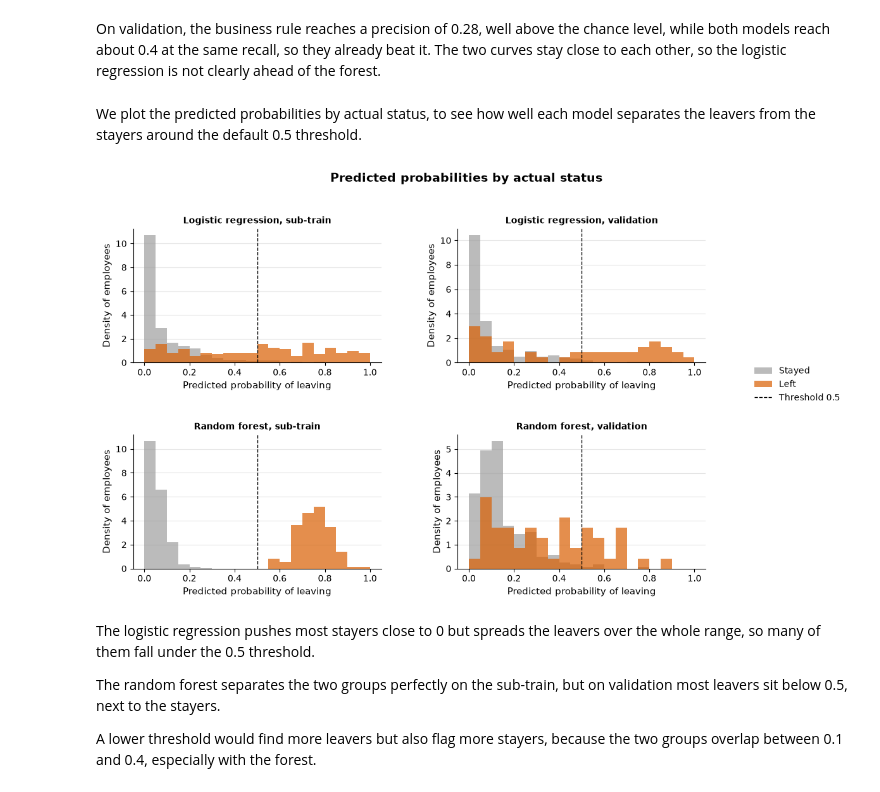
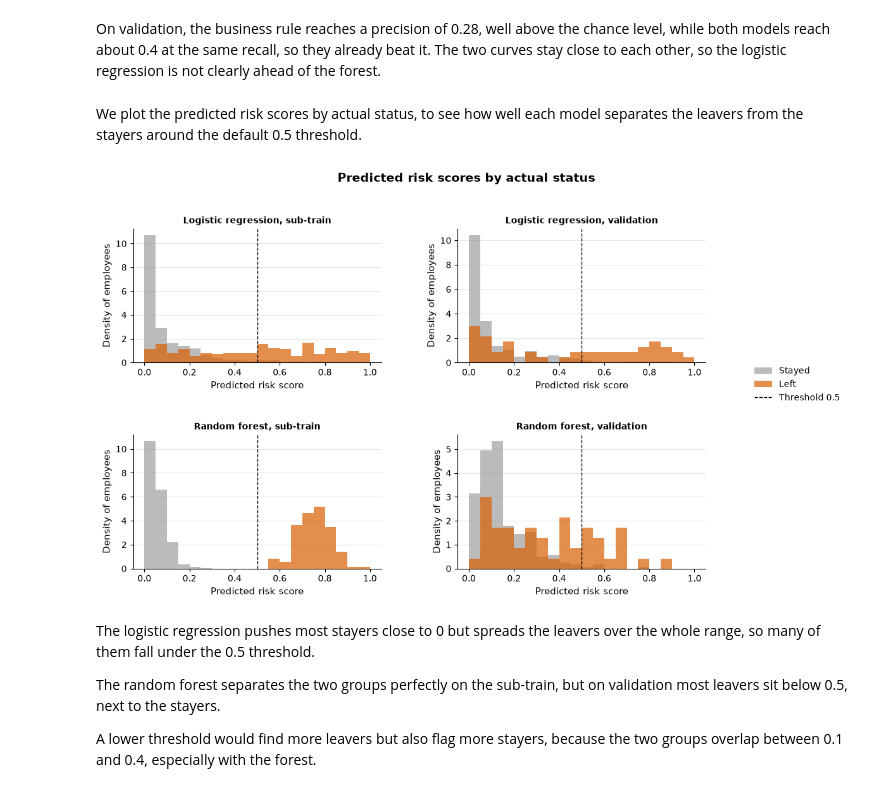
Before and after one commit to dapitch666/oc-p04-hr-attrition-classification, a Jupyter notebook: notebooks/02_modeling.ipynb, the cells around one changed output. Cells and saved outputs as stored; diff of their text form; code cells hidden in the pictures.

```diff
--- a/notebooks/02_modeling.ipynb
+++ b/notebooks/02_modeling.ipynb
@@ -511,7 +511,7 @@ The hierarchical level reaches 0.95 with the monthly income, while income and to
 
 We remove the hierarchical level, since income is finer and a lever HR can act on, and keep the income and the experience.
 # %%
-DROPS["niveau_hierarchique_poste"] = "Same seniority as income (0.95)"
+DROPS["niveau_hierarchique_poste"] = "Highly correlated with monthly income (0.95)"
 # %% [markdown]
 ### Time in the company
 
@@ -578,5 +578,5 @@ We remove the department, since it follows from the job title.
 # %%
-DROPS["departement"] = "Follows from the job title"
+DROPS["departement"] = "Largely redundant with the job title"
 # %% [markdown]
 ## 4. Inputs X and y
 
@@ -880,38 +880,38 @@ plt.show()
 # %% [markdown]
 On validation, the business rule reaches a precision of 0.28, well above the chance level, while both models reach about 0.4 at the same recall, so they already beat it. The two curves stay close to each other, so the logistic regression is not clearly ahead of the forest.
 # %% [markdown]
-We plot the predicted probabilities by actual status, to see how well each model separates the leavers from the stayers around the default 0.5 threshold.
+We plot the predicted risk scores by actual status, to see how well each model separates the leavers from the stayers around the default 0.5 threshold.
 # %%
 SCORED_MODELS = ["Logistic regression", "Random forest"]
 
 fig, axes = make_grid(4, panel_height=3.6, n_cols=2, width=12)
 panels = [(name, set_name) for name in SCORED_MODELS for set_name in EVALUATION_SETS]
 bins = np.linspace(0, 1, 21)
 for ax, (name, set_name) in zip(axes, panels):
     y_part = EVALUATION_SETS[set_name][1]
     scores = probabilities[name, set_name]
     for label, value in (("Stayed", 0), ("Left", 1)):
         ax.hist(
             scores[y_part.to_numpy() == value],
             bins=bins,
             density=True,
             alpha=0.7,
             color=TARGET_COLORS[label],
             label=label,
         )
     ax.axvline(0.5, color="black", linestyle="--", linewidth=1, label="Threshold 0.5")
     ax.set_title(f"{name}, {set_name.lower()}", fontsize=10)
-    ax.set_xlabel("Predicted probability of leaving")
+    ax.set_xlabel("Predicted risk score")
     ax.set_ylabel("Density of employees")
 fig.legend(*axes[0].get_legend_handles_labels(), loc="outside right center")
 fig.suptitle(
-    "Predicted probabilities by actual status",
+    "Predicted risk scores by actual status",
     fontsize=14,
     fontweight="bold",
 )
 plt.show()
 # %% [output]
-[figure, old version]
+[figure, new version]
 # %% [markdown]
 The logistic regression pushes most stayers close to 0 but spreads the leavers over the whole range, so many of them fall under the 0.5 threshold.
 
```
Also changed, not shown: parts of 53 cells of this notebook.
